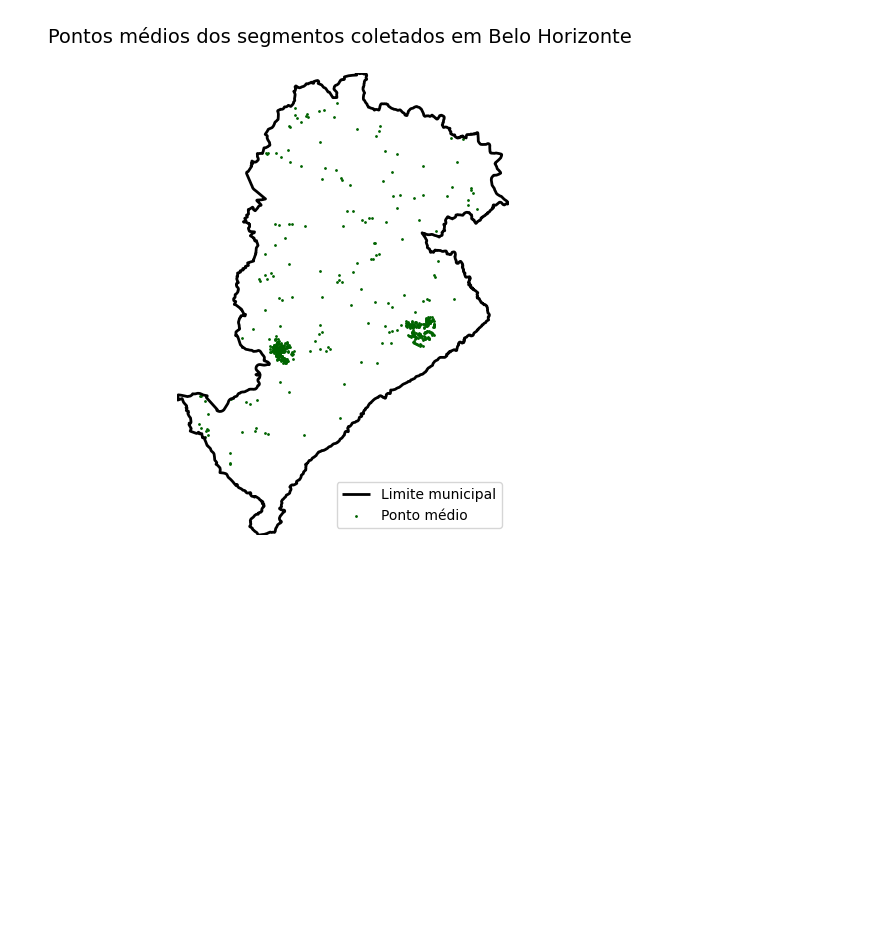
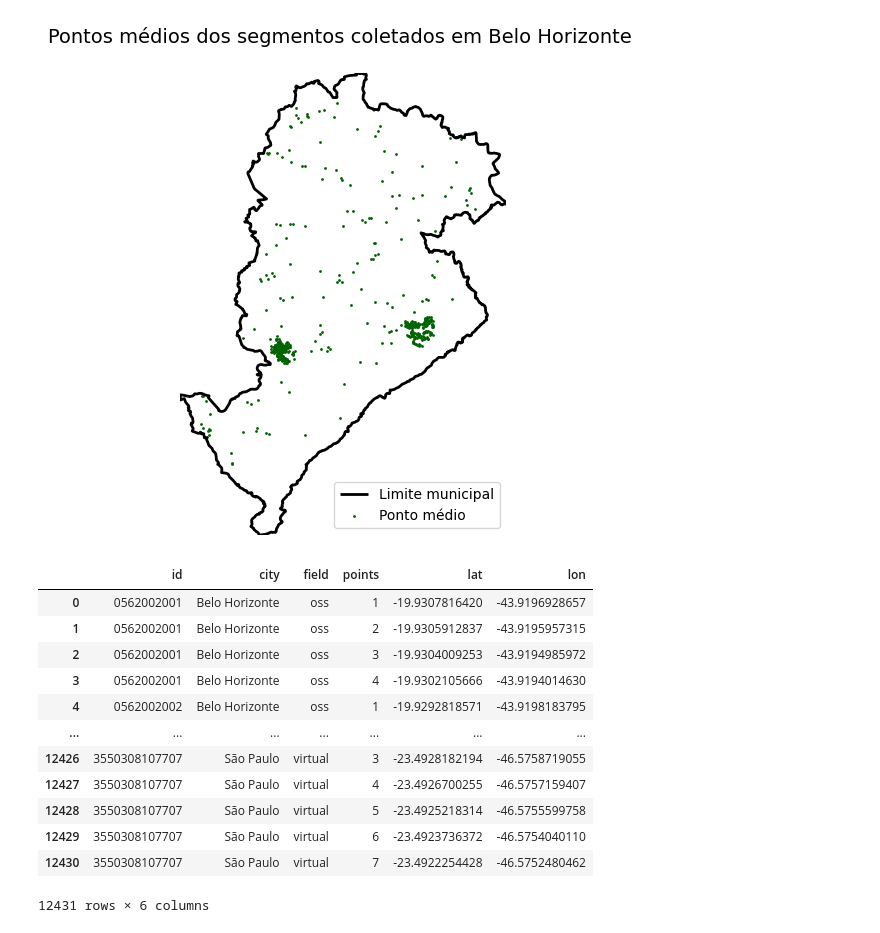
Before and after one commit to amandasmagalhaes/virtual_audit_ai, a Jupyter notebook: oss_virtual_audits.ipynb, the cells around one changed output. Drawn from its saved outputs; the diff is of its cells as text; code cells hidden in the pictures; blank space fills up the shorter version.

```diff
--- a/oss_virtual_audits.ipynb
+++ b/oss_virtual_audits.ipynb
@@ -318,0 +315,75 @@ df_export.to_excel("coordinates.xlsx", index=False, sheet_name="segments")
+# %%
+# Pontos a cada 25 metros
+
+# Criar geometria da linha a partir das coordenadas
+def str_to_point(coord):
+    lat, lon = map(float, coord.split(', '))
+    return Point(lon, lat)
+
+def str_to_linestring(row):
+    start = str_to_point(row['coordenadas_inicio'])
+    end = str_to_point(row['coordenadas_termino'])
+    return LineString([start, end])
+
+df['geometry_line'] = df.apply(str_to_linestring, axis=1)
+gdf_lines = gpd.GeoDataFrame(df.copy(), geometry='geometry_line', crs='EPSG:4326')
+
+# Projetar para CRS métrico
+gdf_lines_m = gdf_lines.to_crs(epsg=3857)
+
+# Função para gerar pontos a cada 25 m, excluindo início e fim
+def sample_line(line, distance_m=25):
+    total_length = line.length
+    if total_length <= 2 * distance_m:
+        return []
+    # Gera pontos começando em distance_m até o ponto antes do final
+    distances = np.arange(distance_m, total_length, distance_m)
+    return [line.interpolate(d) for d in distances]
+
+# Gerar pontos para todas as linhas
+all_points = []
+
+for idx, row in gdf_lines_m.iterrows():
+    points = sample_line(row['geometry_line'], distance_m=25)
+    for i, pt in enumerate(points):
+        all_points.append({'id': row['id'],
+                           'cidade': row['cidade'],
+                           'field': row['field'],
+                           'points': i + 1,
+                           'geometry': pt})
+
+# Criar GeoDataFrame com os pontos
+gdf_sampled = gpd.GeoDataFrame(all_points, crs=gdf_lines_m.crs)
+
+# Voltar para WGS84 (lat/lon)
+gdf_sampled = gdf_sampled.to_crs(epsg=4326)
+
+# Criar colunas separadas de latitude e longitude
+gdf_sampled['lat'] = gdf_sampled.geometry.y.astype(float)
+gdf_sampled['lon'] = gdf_sampled.geometry.x.astype(float)
+
+# Reorganizar colunas
+cols = ['id', 'cidade', 'field', 'points', 'lat', 'lon']
+gdf_sampled = gdf_sampled[cols]
+
+# Ajustar cidade para 'Belo Horizonte' quando field == 'oss'
+gdf_sampled.loc[gdf_sampled['field'] == 'oss', 'cidade'] = 'Belo Horizonte'
+
+# Visualizar
+gdf_sampled = gdf_sampled.rename(columns={'cidade': 'city'})
+pd.set_option('display.float_format', '{:.10f}'.format)
+gdf_sampled
+# %% [output]
+|  | id | city | field | points | lat | lon |
+| 0 | 0562002001 | Belo Horizonte | oss | 1 | -19.9307816420 | -43.9196928657 |
+| 1 | 0562002001 | Belo Horizonte | oss | 2 | -19.9305912837 | -43.9195957315 |
+| 2 | 0562002001 | Belo Horizonte | oss | 3 | -19.9304009253 | -43.9194985972 |
+| 3 | 0562002001 | Belo Horizonte | oss | 4 | -19.9302105666 | -43.9194014630 |
+| 4 | 0562002002 | Belo Horizonte | oss | 1 | -19.9292818571 | -43.9198183795 |
+| ... | ... | ... | ... | ... | ... | ... |
+| 12426 | 3550308107707 | São Paulo | virtual | 3 | -23.4928182194 | -46.5758719055 |
+| 12427 | 3550308107707 | São Paulo | virtual | 4 | -23.4926700255 | -46.5757159407 |
+| 12428 | 3550308107707 | São Paulo | virtual | 5 | -23.4925218314 | -46.5755599758 |
+| 12429 | 3550308107707 | São Paulo | virtual | 6 | -23.4923736372 | -46.5754040110 |
+| 12430 | 3550308107707 | São Paulo | virtual | 7 | -23.4922254428 | -46.5752480462 |
+12431 rows × 6 columns
```
Also changed, not shown: parts of 15 cells of this notebook, 46 other files.
